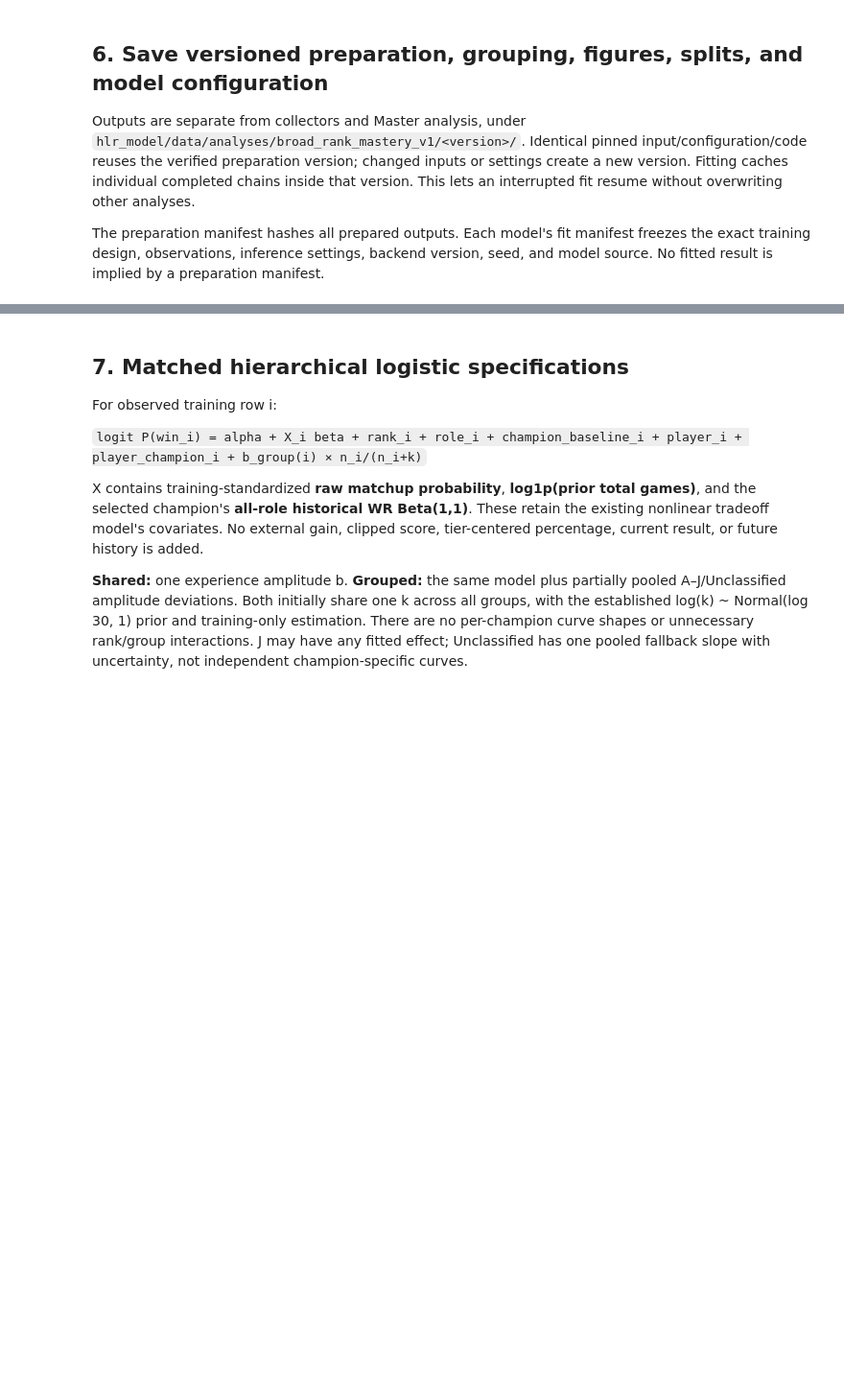
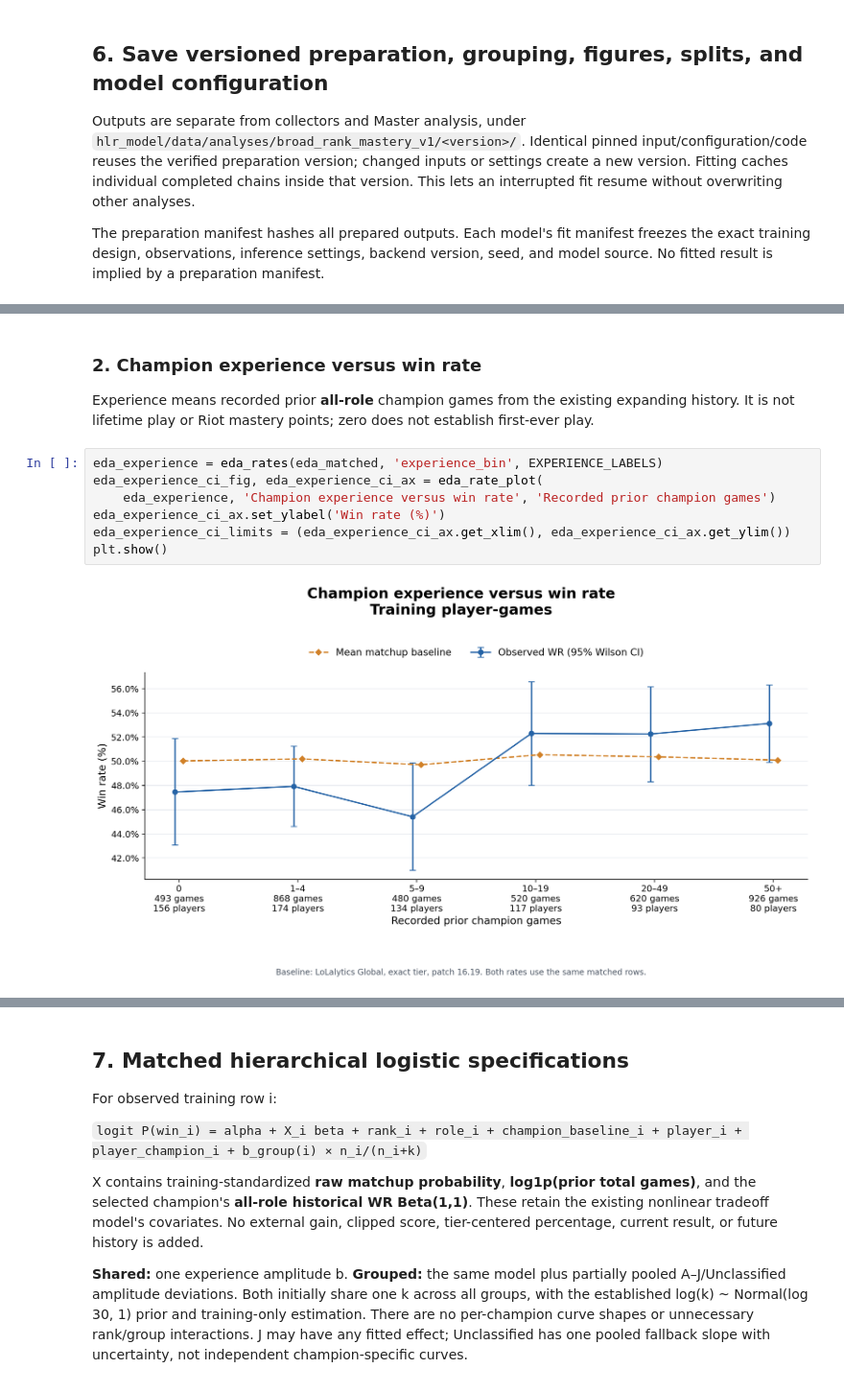
Before and after one commit to minhhohoang/riot-game-prediction, a Jupyter notebook: hlr_model/broad_rank_modeling.ipynb, the cells around one changed output, grey strips where cells are left out. Shown at 96% size. Cells and saved outputs as stored; diff of their text form; blank space fills up the shorter version.

```diff
--- a/hlr_model/broad_rank_modeling.ipynb
+++ b/hlr_model/broad_rank_modeling.ipynb
@@ -140,0 +431,13 @@ for name in ('rank_role_support','group_support','experience_and_history','exper
+# %% [markdown]
+### 2. Champion experience versus win rate
+
+Experience means recorded prior **all-role** champion games from the existing expanding history. It is not lifetime play or Riot mastery points; zero does not establish first-ever play.
+# %%
+eda_experience = eda_rates(eda_matched, 'experience_bin', EXPERIENCE_LABELS)
+eda_experience_ci_fig, eda_experience_ci_ax = eda_rate_plot(
+    eda_experience, 'Champion experience versus win rate', 'Recorded prior champion games')
+eda_experience_ci_ax.set_ylabel('Win rate (%)')
+eda_experience_ci_limits = (eda_experience_ci_ax.get_xlim(), eda_experience_ci_ax.get_ylim())
+plt.show()
+# %% [output]
+[figure, added]
```
Also changed, not shown: parts of 29 cells of this notebook.
